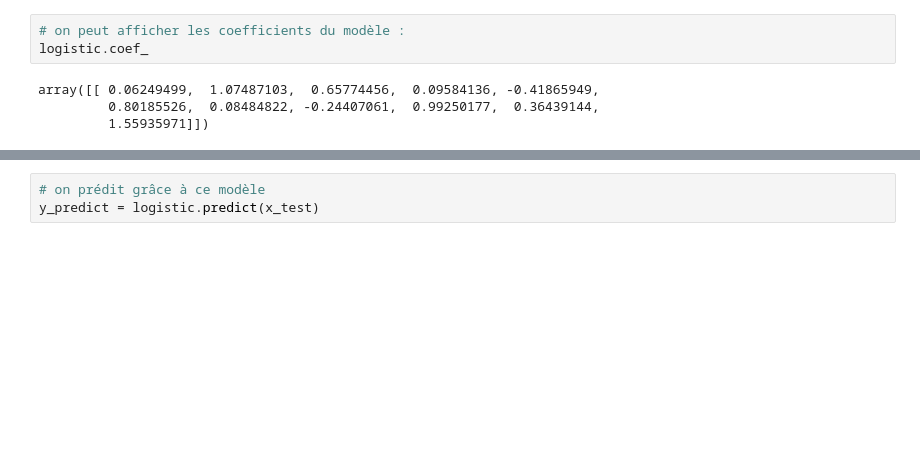
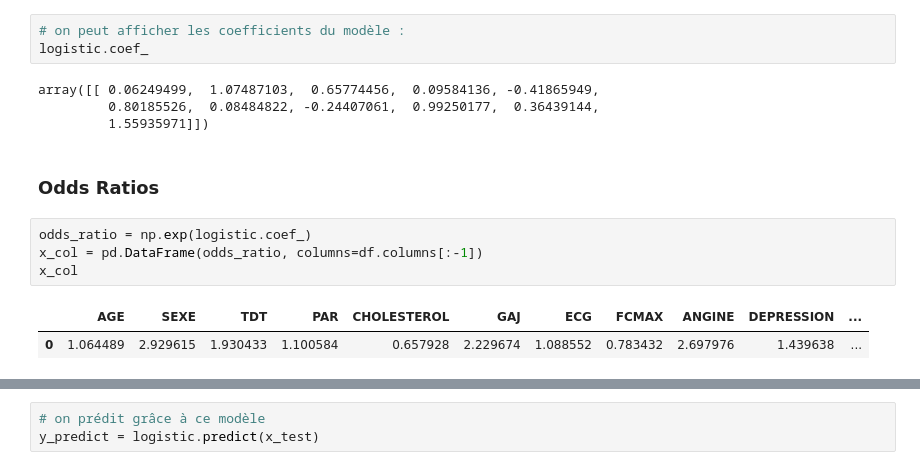
Before and after one commit to kocedric/analyse-de-la-maladie-cardiaque, a Jupyter notebook: pré-processing.ipynb, the cells around one changed output, grey strips where cells are left out. Cells and saved outputs as stored; diff of their text form; blank space fills up the shorter version.

```diff
--- a/pré-processing.ipynb
+++ b/pré-processing.ipynb
@@ -137,3 +137,12 @@ logistic.coef_
 array([[ 0.06249499,  1.07487103,  0.65774456,  0.09584136, -0.41865949,
          0.80185526,  0.08484822, -0.24407061,  0.99250177,  0.36439144,
          1.55935971]])
+# %% [markdown]
+### Odds Ratios
+# %%
+odds_ratio = np.exp(logistic.coef_)
+x_col = pd.DataFrame(odds_ratio, columns=df.columns[:-1])
+x_col
+# %% [output]
+|  | AGE | SEXE | TDT | PAR | CHOLESTEROL | GAJ | ECG | FCMAX | ANGINE | DEPRESSION | ... |
+| 0 | 1.064489 | 2.929615 | 1.930433 | 1.100584 | 0.657928 | 2.229674 | 1.088552 | 0.783432 | 2.697976 | 1.439638 | ... |
```
Also changed, not shown: parts of 2 cells of this notebook.
